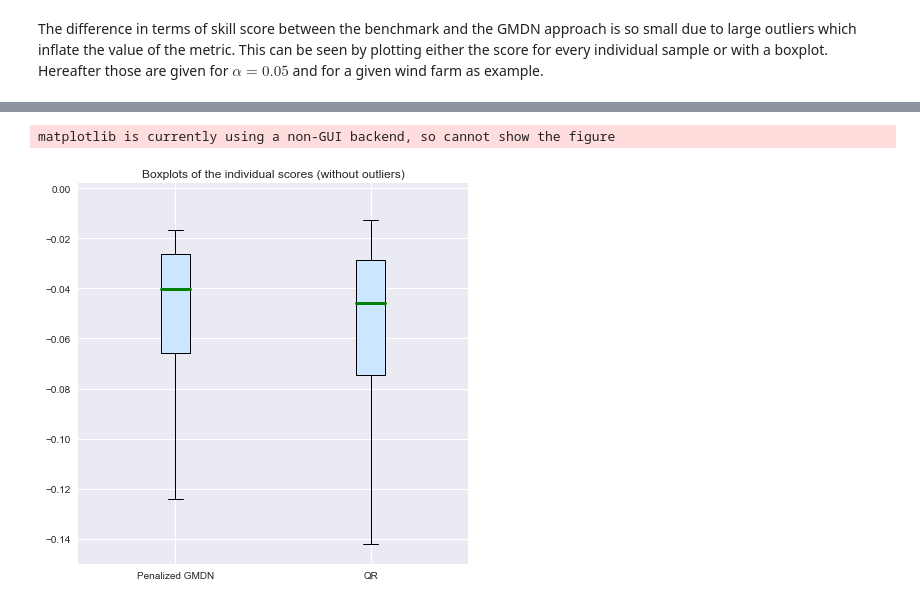
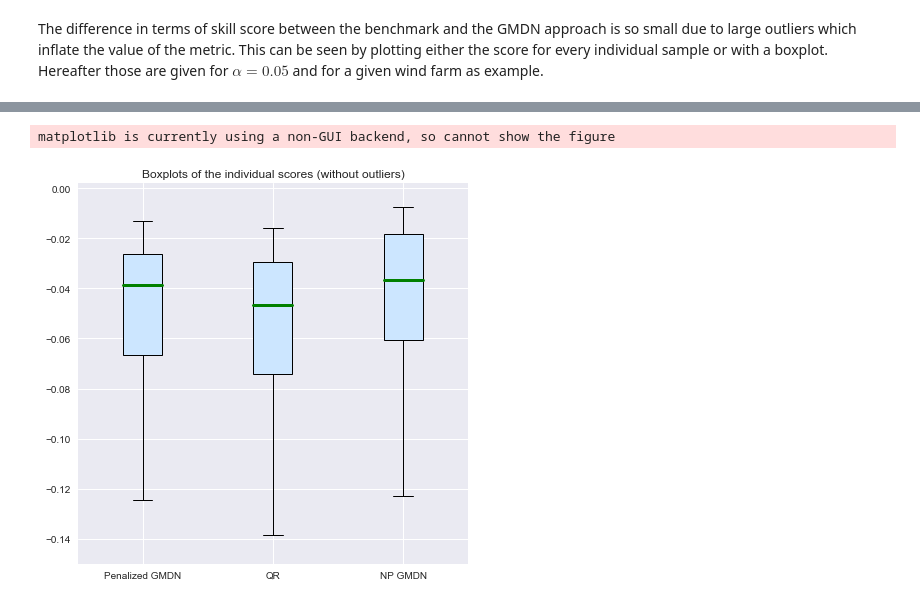
Before and after one commit to DavidObst/GEFCOM2012, a Jupyter notebook: GMDN_PI_2.ipynb, the cells around one changed output, grey strips where cells are left out. Cells and saved outputs as stored; diff of their text form; code cells hidden in the pictures.

```diff
--- a/GMDN_PI_2.ipynb
+++ b/GMDN_PI_2.ipynb
@@ -2909,6 +2898,7 @@ plotly.offline.iplot(fig)
 The difference in terms of skill score between the benchmark and the GMDN approach is so small due to large outliers which inflate the value of the metric. This can be seen by plotting either the score for every individual sample or with a boxplot. Hereafter those are given for $\alpha = 0.05$ and for a given wind farm as example.
 # %%
 score_vec_pena = score_vec(Y_e[:,n_farm],L_alpha_e,U_alpha_e,alpha)
+score_vec_NP = score_vec(Y_e[:,n_farm],L_alpha_e_NP,U_alpha_e_NP,alpha)
 score_vec_QR = score_vec(Y_e[:,n_farm],Y_hat_Q1[:,n_farm],Y_hat_Q2[:,n_farm],alpha)
 
 trace0 = go.Scatter(
@@ -2933,6 +2923,17 @@ trace1 = go.Scatter(
     name="QR"
 )
 
+trace2 = go.Scatter(
+    #x=evaluation.date,
+    y=score_vec_NP,
+    fill=None,
+    mode='lines',
+    line=dict(
+        color='rgb(12, 30,170)',
+    ),
+    name="NP GMDN"
+)
+
 layout = go.Layout(
     title='Individual score for every instant for the level ' +str(int(100*(1-alpha)))+'% for a single farm',
     xaxis=dict(
@@ -2952,7 +2953,7 @@ layout = go.Layout(
     )
 )
 
-data = [trace0, trace1]
+data = [trace0, trace1,trace2]
 fig = go.Figure(data=data, layout=layout)
 plotly.offline.iplot(fig)
 # %% [output]
@@ -2960,24 +2961,24 @@ plotly.offline.iplot(fig)
 # %%
 fig = plt.figure(1,figsize=(7,7))
 ax = fig.add_subplot(111)
 ax.set_ylim(-0.15,0.002)
-bp = ax.boxplot([score_vec_pena,score_vec_QR],patch_artist=True)
+bp = ax.boxplot([score_vec_pena,score_vec_QR,score_vec_NP],patch_artist=True)
 
 for box in bp['boxes']:
     # change outline color
     #box.set( color='blue', linewidth=2)
     # change fill color
     box.set( facecolor = '#cce6ff' )
 
 for median in bp['medians']:
     median.set(color='#008000', linewidth=3)
 
-ax.set_xticklabels(['Penalized GMDN','QR'])
+ax.set_xticklabels(['Penalized GMDN','QR',"NP GMDN"])
 plt.title("Boxplots of the individual scores (without outliers)")
 fig.show()
 # %% [output]
 matplotlib is currently using a non-GUI backend, so cannot show the figure
-[figure, old version]
+[figure, new version]
 # %% [markdown]
 # Summary of the advantages and drawbacks of the GMDN approach
 
```
Also changed, not shown: parts of 7 cells of this notebook.
